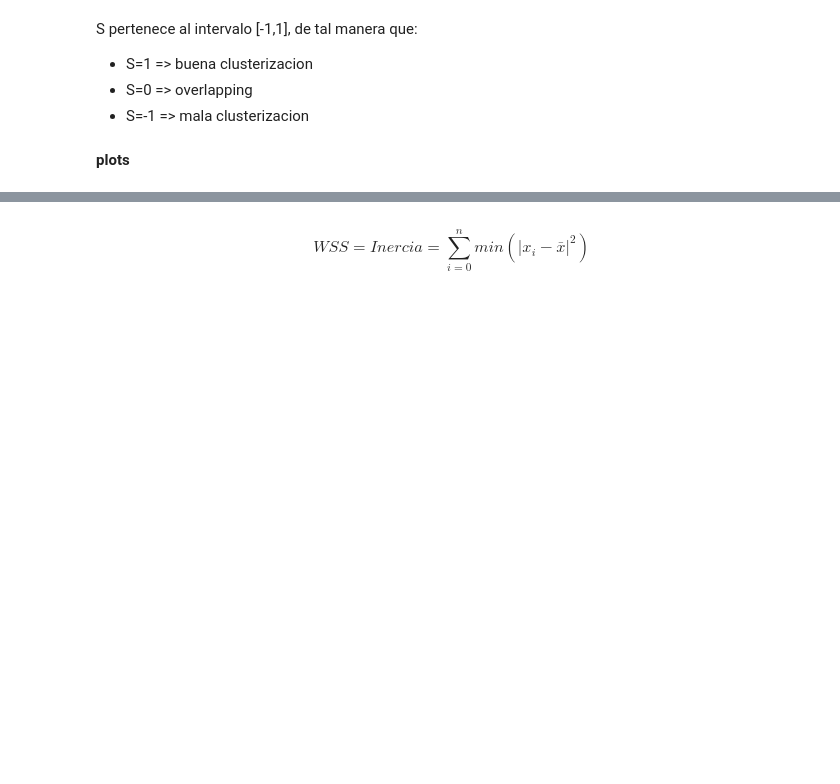
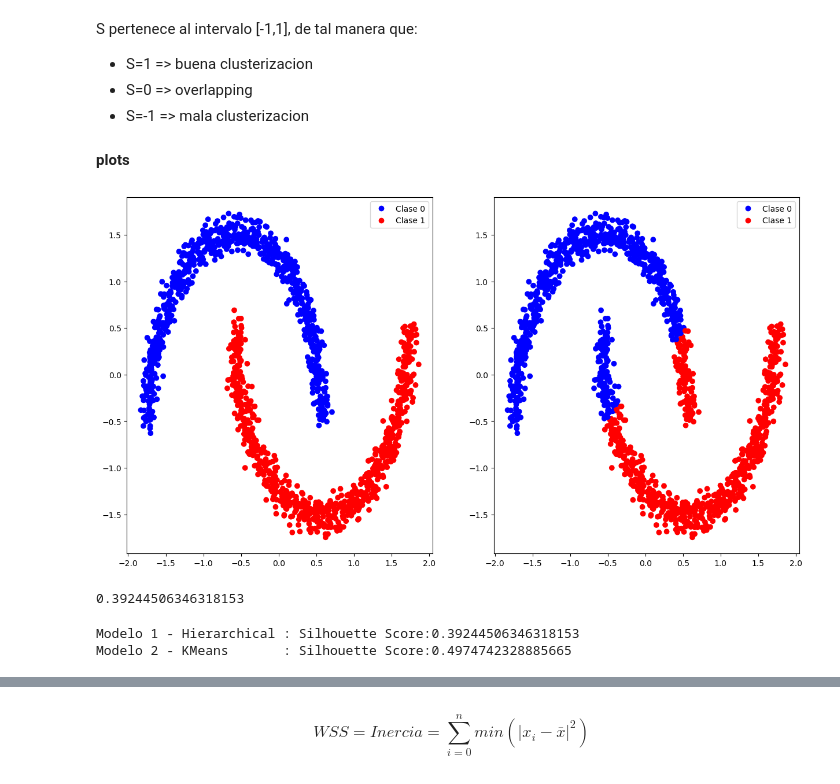
Before and after one commit to Ironhack-Data-Madrid-Enero-2023/apuntes_clase, a Jupyter notebook: semana_7/4.3 - Evaluacion No Supervisado.ipynb, the cells around one changed output, grey strips where cells are left out. Saved outputs shown, nothing was run; the diff lists cells and outputs as text; code cells hidden in the pictures; blank space fills up the shorter version.

```diff
--- a/semana_7/4.3 - Evaluacion No Supervisado.ipynb
+++ b/semana_7/4.3 - Evaluacion No Supervisado.ipynb
@@ -19,2 +31,33 @@ S pertenece al intervalo [-1,1], de tal manera que:
+# %%
+X,y=datasets.make_moons(n_samples=1500, noise=.05)
+# %%
+X=StandardScaler().fit_transform(X)
+# %%
+single=cluster.AgglomerativeClustering(n_clusters=2, linkage='single')
+single.fit(X)
+
+y1_pred=single.labels_
+# %%
+kmeans=cluster.KMeans(n_clusters=2)
+kmeans.fit(X)
+
+y2_pred=kmeans.predict(X)
 # %% [markdown]
 **plots**
+# %%
+fig,ax = plt.subplots(1, 2, figsize=(15, 8))
+
+colors=np.array(['blue', 'red'])
+
+legend_e=[Line2D([0],[0], color=c, marker='o', linestyle='',
+                 label='Clase {}'.format(i))  for i,c in enumerate(colors)]
+
+
+ax[0].scatter(X[:,0], X[:, 1], color=colors[y1_pred])
+ax[0].legend(handles=legend_e, loc='upper right')
+
+
+ax[1].scatter(X[:,0], X[:, 1], color=colors[y2_pred])
+ax[1].legend(handles=legend_e, loc='upper right');
+# %% [output]
+[figure, added]
@@ -21,3 +66,13 @@ S pertenece al intervalo [-1,1], de tal manera que:
+# %%
+silhouette_score(X, y1_pred)
+# %% [output]
+0.39244506346318153
+# %%
+print ('Modelo 1 - Hierarchical : Silhouette Score:{}'.format(silhouette_score(X, y1_pred)))
+print ('Modelo 2 - KMeans       : Silhouette Score:{}'.format(silhouette_score(X, y2_pred)))
+# %% [output]
+Modelo 1 - Hierarchical : Silhouette Score:0.39244506346318153
+Modelo 2 - KMeans       : Silhouette Score:0.4974742328885665
 # %% [markdown]
 # Elbow
 
```
Also changed, not shown: parts of 59 cells of this notebook.
